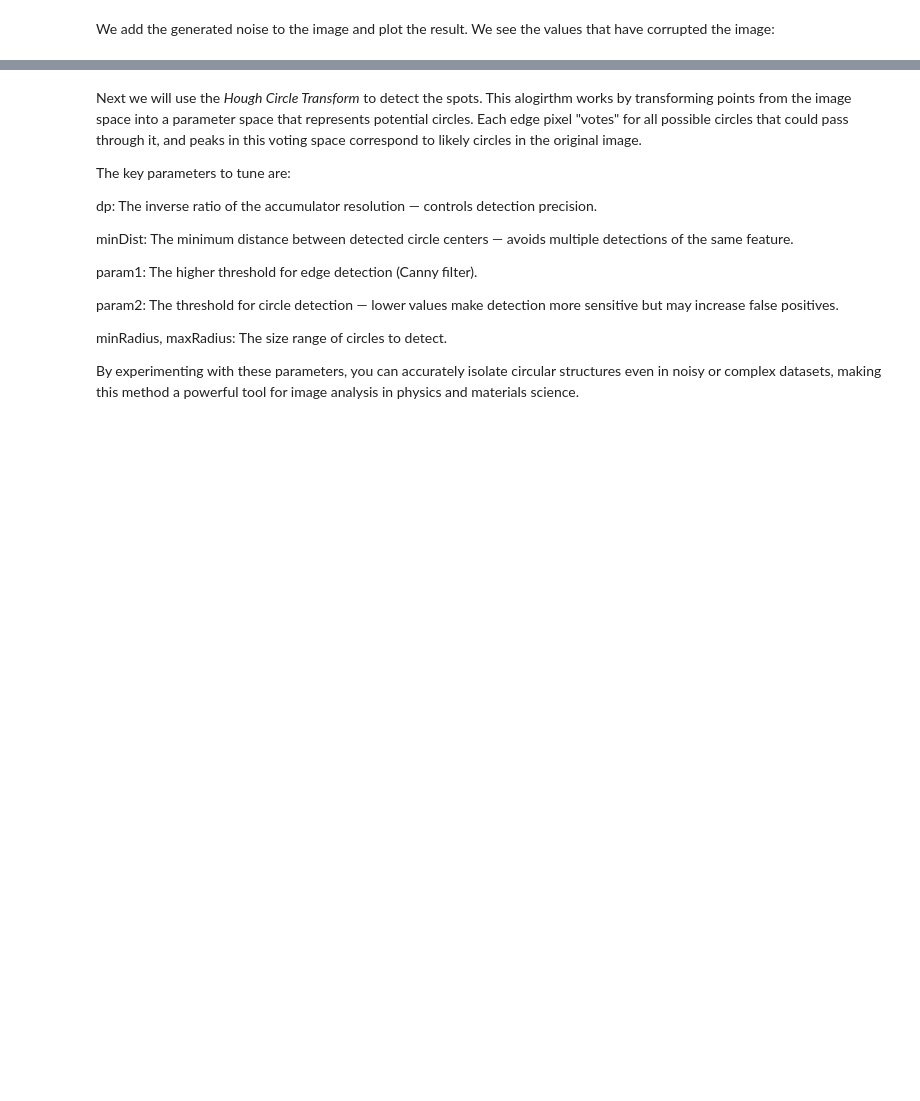
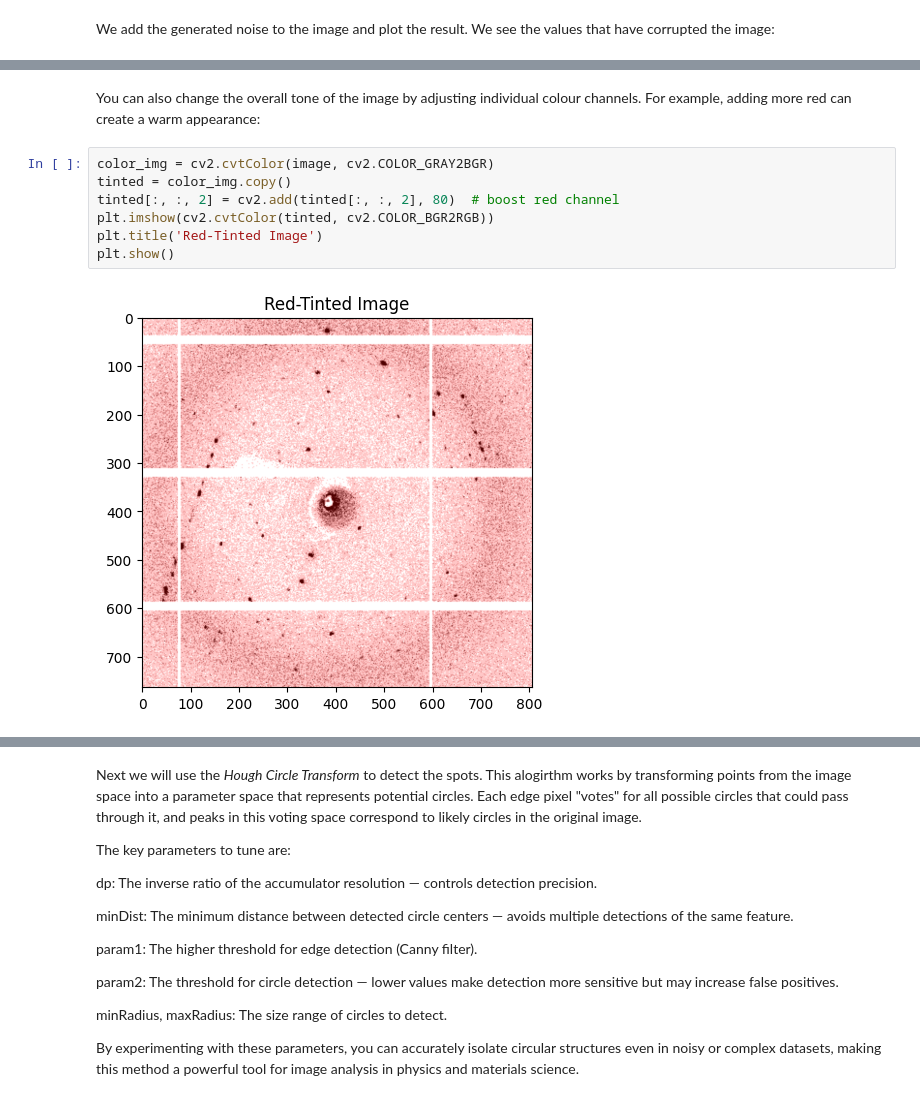
Before and after one commit to byorke/Data-Science-for-Digital-Chemistry, a Jupyter notebook: image-process-opencv.ipynb, the cells around one changed output, grey strips where cells are left out. Cells and saved outputs as stored; diff of their text form; blank space fills up the shorter version.

```diff
--- a/image-process-opencv.ipynb
+++ b/image-process-opencv.ipynb
@@ -295,0 +330,12 @@ plt.show()
+# %% [markdown]
+You can also change the overall tone of the image by adjusting individual colour channels.
+For example, adding more red can create a warm appearance:
+# %%
+color_img = cv2.cvtColor(image, cv2.COLOR_GRAY2BGR)
+tinted = color_img.copy()
+tinted[:, :, 2] = cv2.add(tinted[:, :, 2], 80)  # boost red channel
+plt.imshow(cv2.cvtColor(tinted, cv2.COLOR_BGR2RGB))
+plt.title('Red-Tinted Image')
+plt.show()
+# %% [output]
+[figure, added]
```
Also changed, not shown: parts of 28 cells of this notebook, 1 other file.
